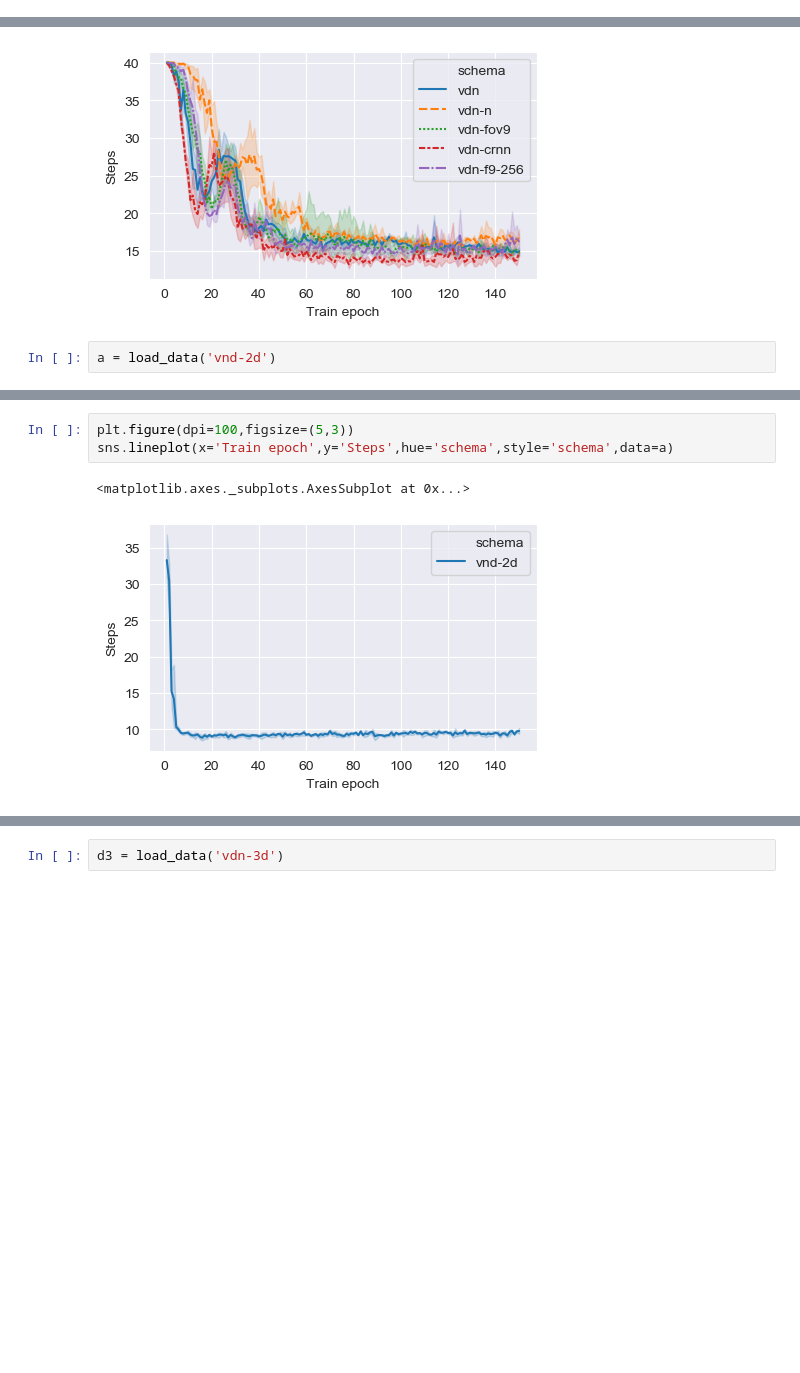
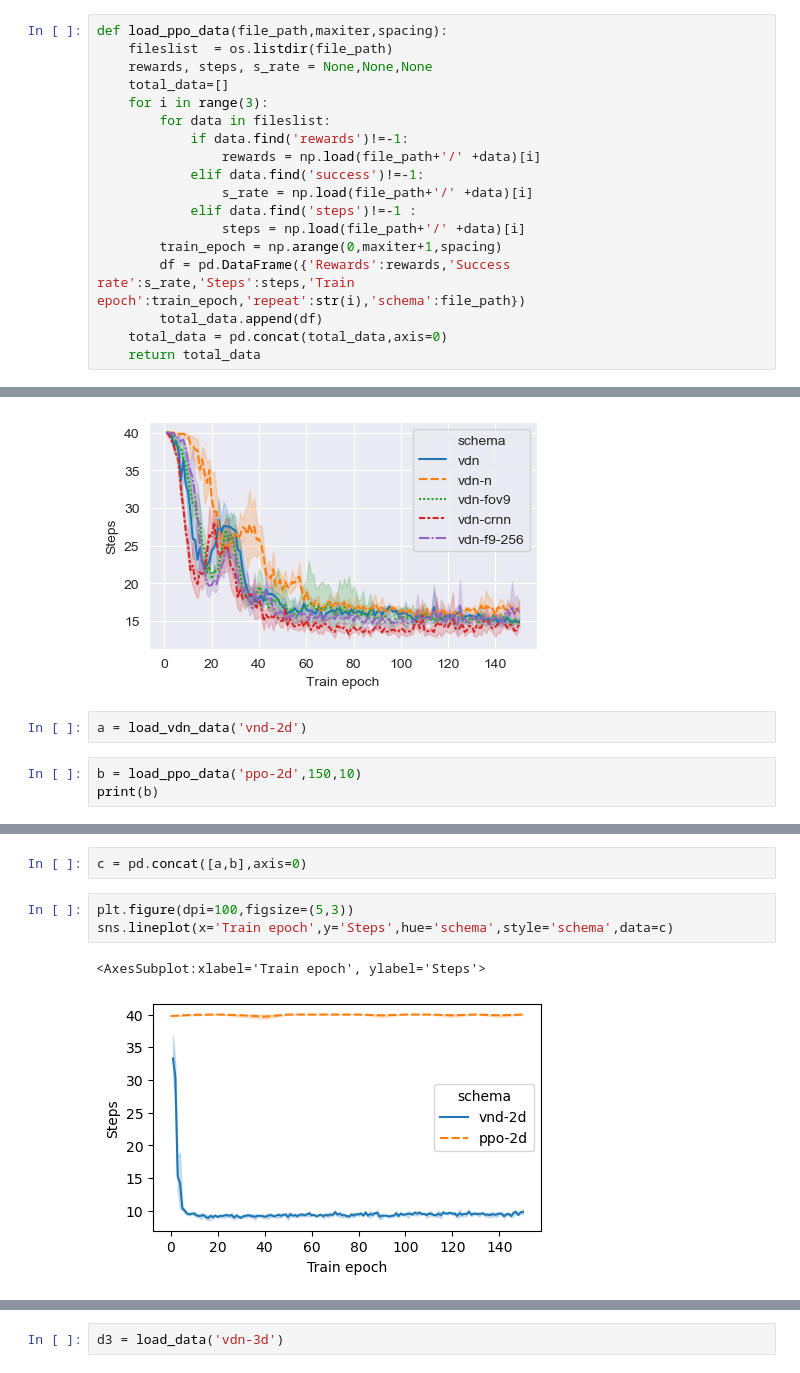
Before and after one commit to Polaris-Yang/MARL-DMFB, a Jupyter notebook: drawRes-dmfb/DrawRes.ipynb, the cells around one changed output, grey strips where cells are left out. Drawn from its saved outputs; the diff is of its cells as text; blank space fills up the shorter version.

```diff
--- a/drawRes-dmfb/DrawRes.ipynb
+++ b/drawRes-dmfb/DrawRes.ipynb
@@ -39 +30,19 @@ def load_data2(file_path):
+# %%
+def load_ppo_data(file_path,maxiter,spacing):
+    fileslist  = os.listdir(file_path)
+    rewards, steps, s_rate = None,None,None
+    total_data=[]
+    for i in range(3):
+        for data in fileslist:
+            if data.find('rewards')!=-1:
+                rewards = np.load(file_path+'/' +data)[i]
+            elif data.find('success')!=-1:
+                s_rate = np.load(file_path+'/' +data)[i]
+            elif data.find('steps')!=-1 :
+                steps = np.load(file_path+'/' +data)[i]
+        train_epoch = np.arange(0,maxiter+1,spacing)
+        df = pd.DataFrame({'Rewards':rewards,'Success rate':s_rate,'Steps':steps,'Train epoch':train_epoch,'repeat':str(i),'schema':file_path})
+        total_data.append(df)
+    total_data = pd.concat(total_data,axis=0)
+    return total_data
 # %%
@@ -80,4 +89,7 @@ sns.lineplot(x='Train epoch',y='Steps',hue='schema',style='schema',data=c)
 <matplotlib.axes._subplots.AxesSubplot at 0x...>
 [figure]
 # %%
-a = load_data('vnd-2d')
+a = load_vdn_data('vnd-2d')
+# %%
+b = load_ppo_data('ppo-2d',150,10)
+print(b)
@@ -84,8 +114,10 @@ a = load_data('vnd-2d')
+# %%
+c = pd.concat([a,b],axis=0)
 # %%
 plt.figure(dpi=100,figsize=(5,3))
-sns.lineplot(x='Train epoch',y='Steps',hue='schema',style='schema',data=a)
+sns.lineplot(x='Train epoch',y='Steps',hue='schema',style='schema',data=c)
 # %% [output]
-<matplotlib.axes._subplots.AxesSubplot at 0x...>
+<AxesSubplot:xlabel='Train epoch', ylabel='Steps'>
-[figure, old version]
+[figure, new version]
 # %%
 plt.figure(dpi=100,figsize=(5,3))
```
Also changed, not shown: parts of 5 cells of this notebook, 9 other files.
